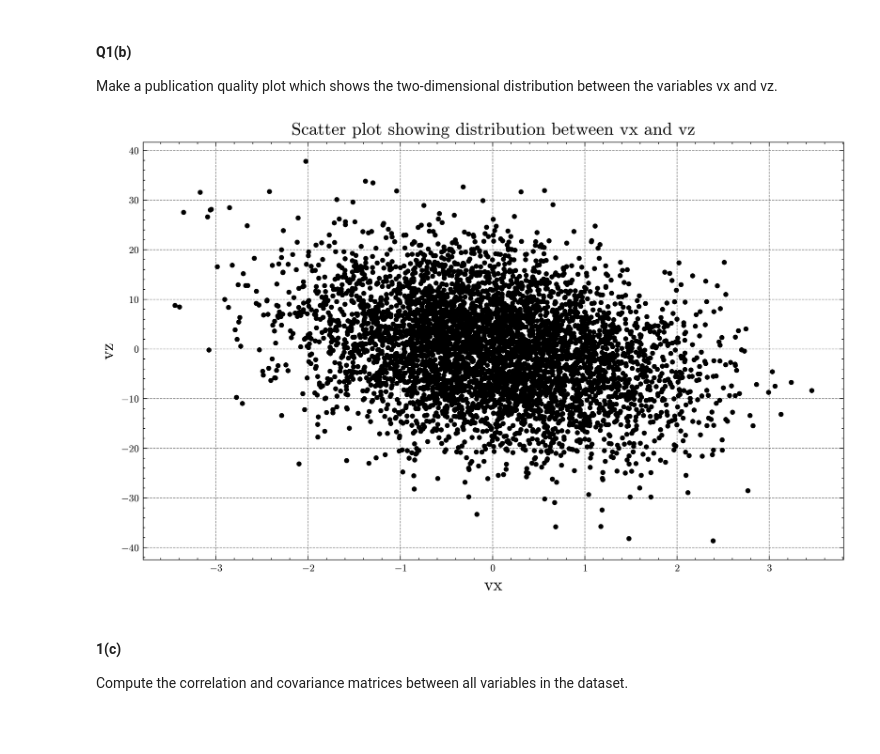
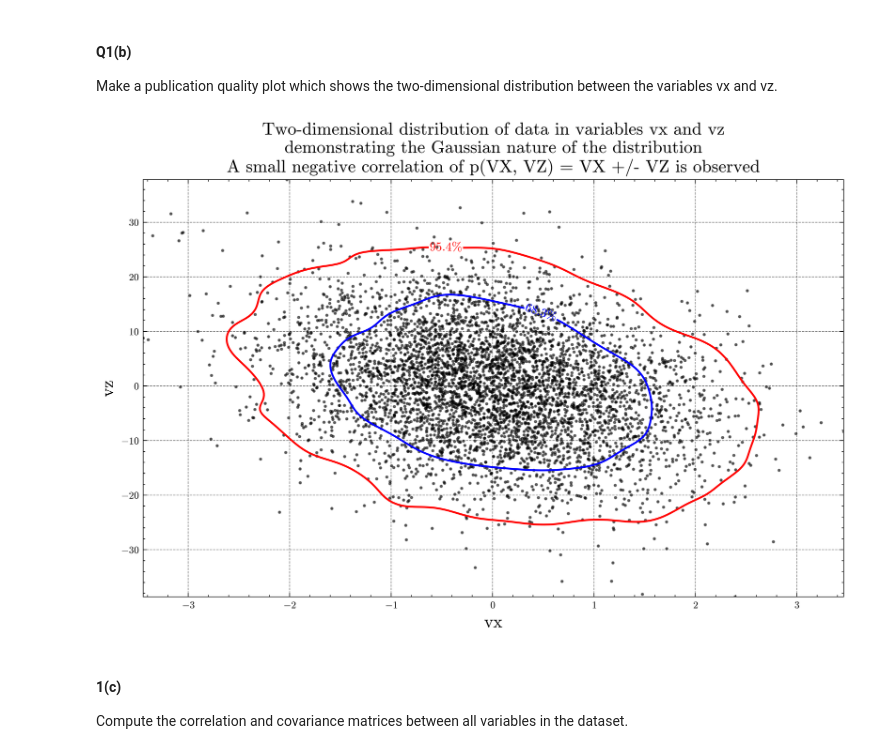
Before and after one commit to barongracias/s1-statistics, a Jupyter notebook: problem-sheets/ps1.ipynb, the cells around one changed output. Cells and saved outputs as stored; diff of their text form; code cells hidden in the pictures; blank space fills up the shorter version.

```diff
--- a/problem-sheets/ps1.ipynb
+++ b/problem-sheets/ps1.ipynb
@@ -63,19 +63,47 @@ sns.pairplot(ps1_data)
 #### Q1(b)
 Make a publication quality plot which shows the two-dimensional distribution between the variables vx and vz.
 # %%
+import numpy as np
+import matplotlib.pyplot as plt
+from scipy.stats import gaussian_kde
+import scienceplots
+
 vx_vz = ps1_data[['vx', 'vz']]
+x = vx_vz['vx'].values
+y = vx_vz['vz'].values
 
-import scienceplots
+# gaussian KDE
+kde = gaussian_kde(np.vstack([x, y]))
+
+# evaluate on a grid
+xmin, xmax = x.min(), x.max()
+ymin, ymax = y.min(), y.max()
+X, Y = np.mgrid[xmin:xmax:200j, ymin:ymax:200j]
+positions = np.vstack([X.ravel(), Y.ravel()])
+Z = np.reshape(kde(positions).T, X.shape)
+
+# Compute contour levels for 68.3% and 95.4%
+Z_flat = Z.flatten()
+Z_sorted = np.sort(Z_flat)
+cdf = np.cumsum(Z_sorted)
+cdf /= cdf[-1]
+levels = []
+for p in [1 - 0.954, 1 - 0.683]:
+    idx = np.searchsorted(cdf, p)
+    levels.append(Z_sorted[idx])
+
+levels = np.sort(levels)
 plt.style.use(['science', 'ieee', 'grid', 'no-latex'])
 plt.figure(figsize=(10,6))
-
-plt.scatter(vx_vz['vx'], vx_vz['vz'], marker='.', c='black')
-plt.title('Scatter plot showing distribution between vx and vz', fontsize=14)
+plt.scatter(x, y, marker='.', c='black', s=10, alpha=0.5)
+contour = plt.contour(X, Y, Z, levels=levels, colors=['red', 'blue'], linewidths=1.5)
+plt.clabel(contour, fmt={levels[0]: '95.4%', levels[1]: '68.3%'}, inline=True, fontsize=10)
+plt.title('Two-dimensional distribution of data in variables vx and vz\ndemonstrating the Gaussian nature of the distribution\nA small negative correlation of p(VX, VZ) = VX +/- VZ is observed', fontsize=14)
+plt.xlabel('vx', fontsize=14)
 plt.ylabel('vz', fontsize=14)
-plt.xlabel('vx', fontsize=14)
 plt.show()
 # %% [output]
-[figure, old version]
+[figure, new version]
 # %% [markdown]
 #### 1(c)
 Compute the correlation and covariance matrices between all variables in the dataset.
```
Also changed, not shown: 1 other file.
